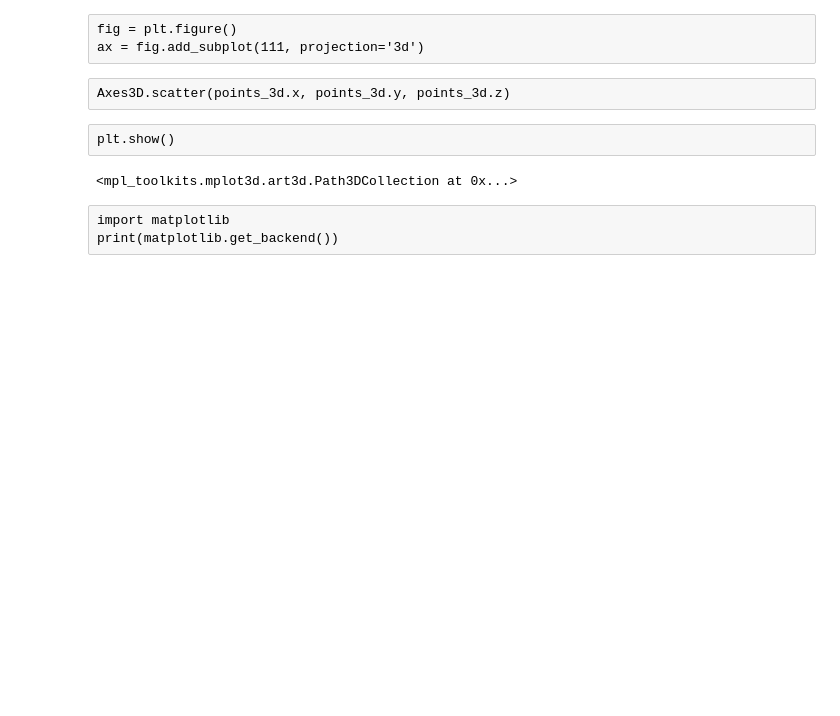
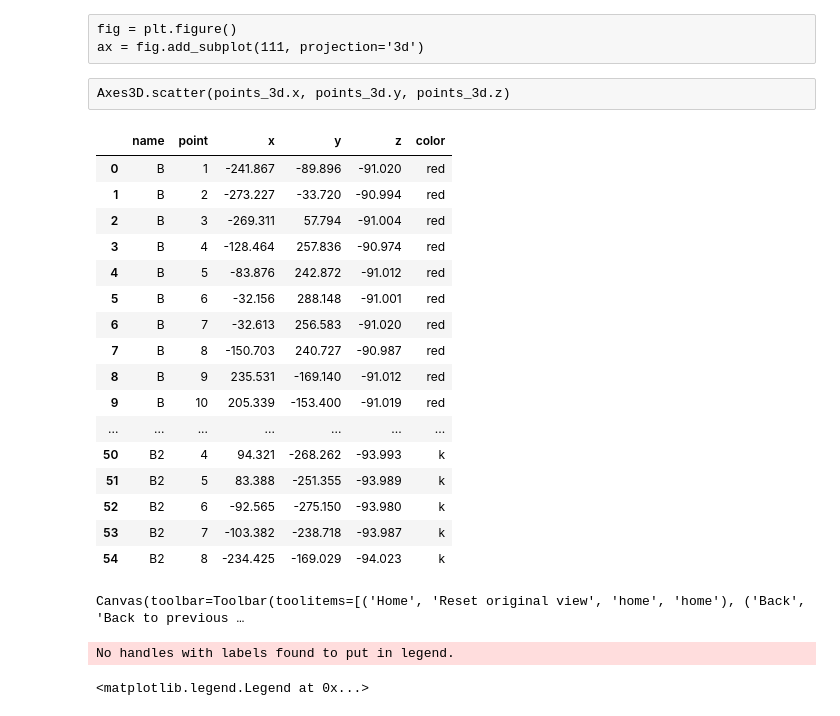
Before and after one commit to Subaru-PFS/dev_sps_analysis, a Jupyter notebook: notebooks/devel/fmadec/ws_slit/metrology_arm/Read_WS_arm_measures.ipynb, the cells around one changed output. Drawn from its saved outputs; the diff is of its cells as text; code cells hidden in the pictures; blank space fills up the shorter version.

Commit message:
working notebook to read and display WS metrology arm data

```diff
--- a/notebooks/devel/fmadec/ws_slit/metrology_arm/Read_WS_arm_measures.ipynb
+++ b/notebooks/devel/fmadec/ws_slit/metrology_arm/Read_WS_arm_measures.ipynb
@@ -62,0 +82,2 @@ B29 282.92 -24.287 -90.999
+# %%
+verbose = True
@@ -63,4 +93,11 @@ B29 282.92 -24.287 -90.999
+# %%
+point_names = ["Goup CamMot1","Goup1","Goup2"]
+colors = ["purple","cyan","lightblue"]
+nbpoints = 3
+for name,color in zip(point_names,colors):
+    for point in np.arange(nbpoints)+1:
+        x,y,z = df[(df["Type Elt."] == "Point") & (df["Nom Elt."] == f"{name} {point}" )]["Mesuré"].dropna()
+        if verbose : print(f"{name} {point}",x,y,z)
+        data.append([name,point,x,y,z,color])
 # %%
-points_3d = pd.DataFrame(data, columns=["point", "x", "y", "z"])
+points_3d = pd.DataFrame(data, columns=["name", "point", "x", "y", "z","color"])
-# %%
-points_3d.set_index("point", inplace=True)
@@ -75,15 +108,33 @@ fig = plt.figure()
 ax = fig.add_subplot(111, projection='3d')
 # %% [raw]
 Axes3D.scatter(points_3d.x, points_3d.y, points_3d.z)
-# %% [raw]
-plt.show()
+# %%
+points_3d
+# %% [output]
+|  | name | point | x | y | z | color |
+| 0 | B | 1 | -241.867 | -89.896 | -91.020 | red |
+| 1 | B | 2 | -273.227 | -33.720 | -90.994 | red |
+| 2 | B | 3 | -269.311 | 57.794 | -91.004 | red |
+| 3 | B | 4 | -128.464 | 257.836 | -90.974 | red |
+| 4 | B | 5 | -83.876 | 242.872 | -91.012 | red |
+| 5 | B | 6 | -32.156 | 288.148 | -91.001 | red |
+| 6 | B | 7 | -32.613 | 256.583 | -91.020 | red |
+| 7 | B | 8 | -150.703 | 240.727 | -90.987 | red |
+| 8 | B | 9 | 235.531 | -169.140 | -91.012 | red |
+| 9 | B | 10 | 205.339 | -153.400 | -91.019 | red |
+| ... | ... | ... | ... | ... | ... | ... |
+| 50 | B2 | 4 | 94.321 | -268.262 | -93.993 | k |
+| 51 | B2 | 5 | 83.388 | -251.355 | -93.989 | k |
+| 52 | B2 | 6 | -92.565 | -275.150 | -93.980 | k |
+| 53 | B2 | 7 | -103.382 | -238.718 | -93.987 | k |
+| 54 | B2 | 8 | -234.425 | -169.029 | -94.023 | k |
 # %%
 fig = plt.figure()
 ax = fig.gca(projection='3d')
 #ax.plot_surface(X, Y, Z, rstride=1, cstride=1, alpha=0.2)
-ax.scatter(points_3d.x, points_3d.y, points_3d.z, c='r', s=50)
+ax.scatter(points_3d.x, points_3d.y, points_3d.z, c=points_3d.color, s=50)
+ax.legend()
 # %% [output]
-<mpl_toolkits.mplot3d.art3d.Path3DCollection at 0x...>
+Canvas(toolbar=Toolbar(toolitems=[('Home', 'Reset original view', 'home', 'home'), ('Back', 'Back to previous …
+No handles with labels found to put in legend.
+<matplotlib.legend.Legend at 0x...>
-# %% [raw]
-import matplotlib
-print(matplotlib.get_backend())
```
Also changed, not shown: parts of 18 cells of this notebook.
